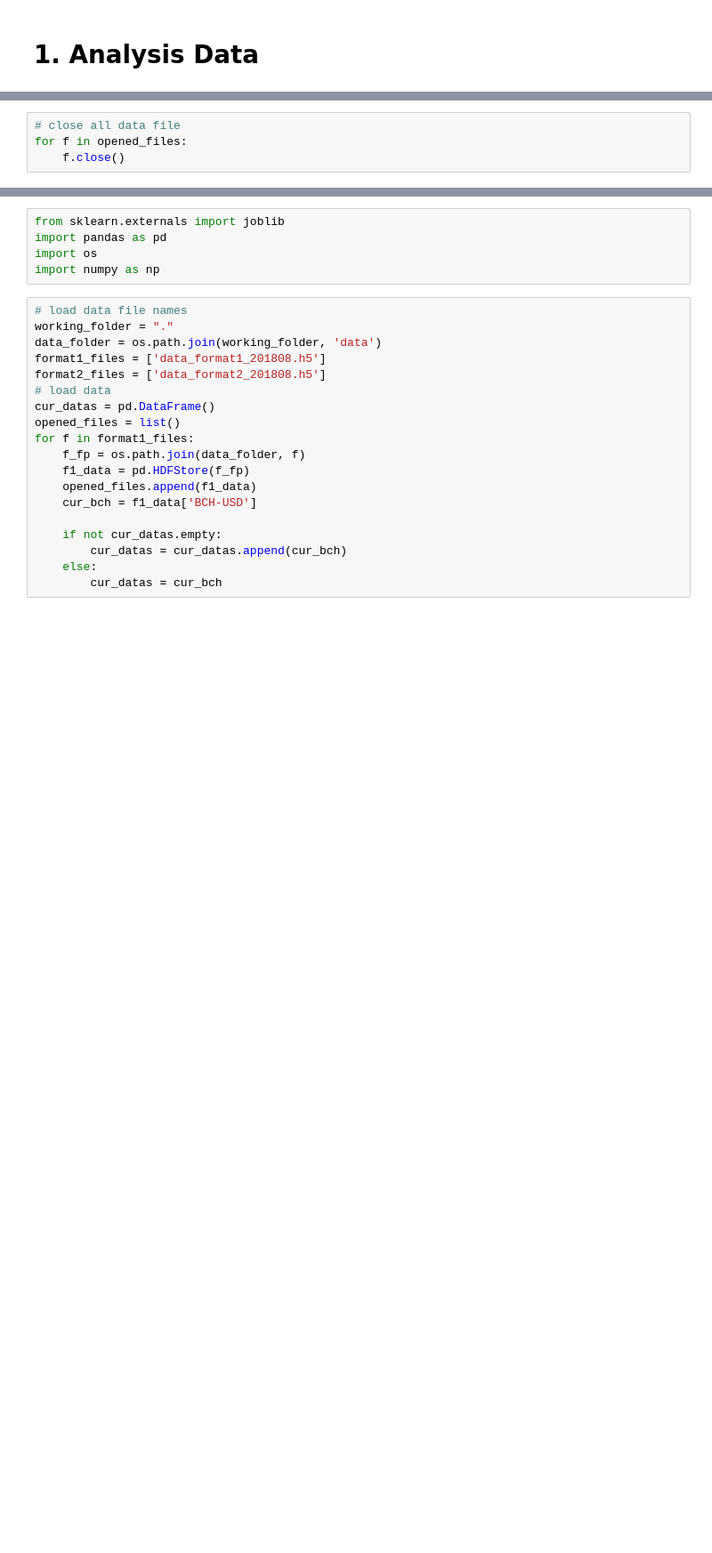
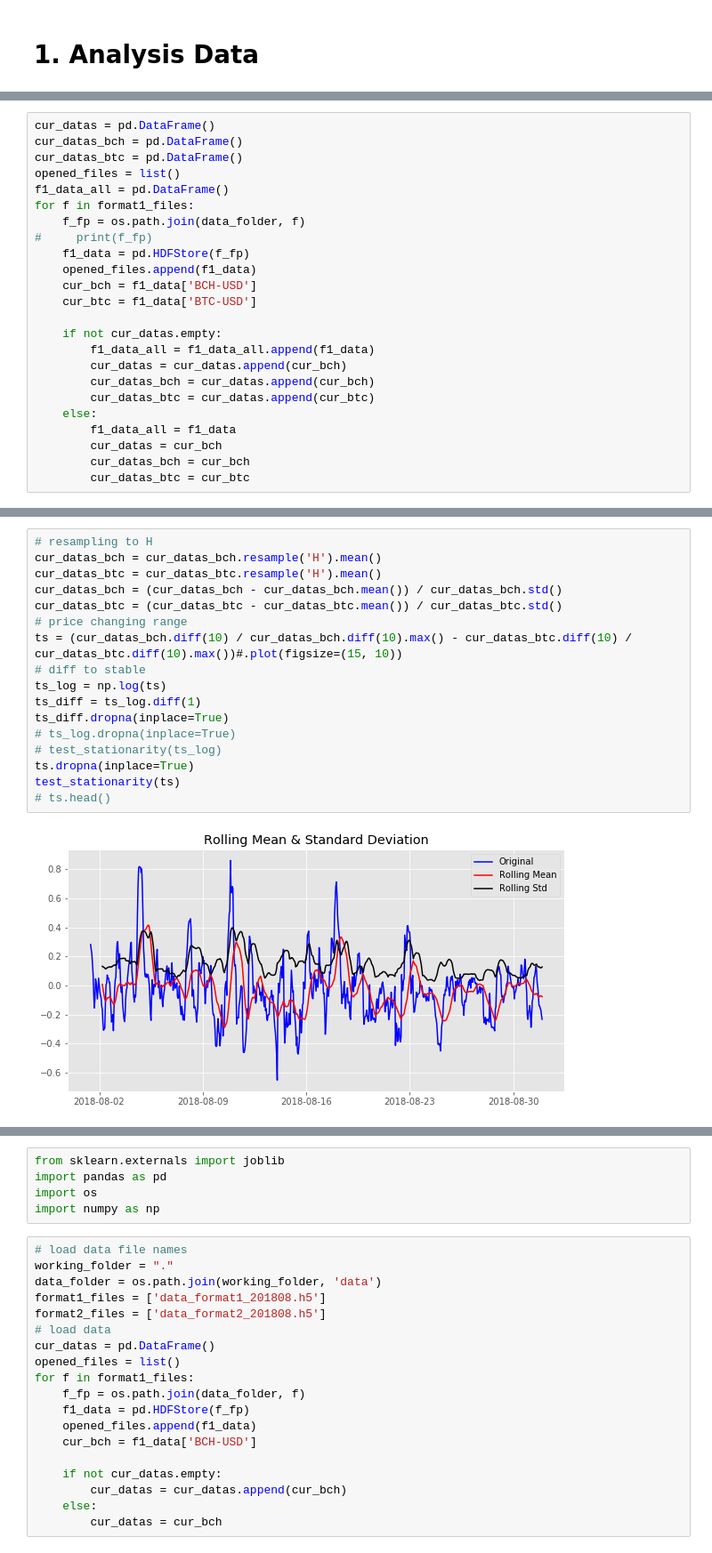
Before and after one commit to cchencool/crypto_currency_prediction, a Jupyter notebook: analysis/historical_data_analysis.ipynb, the cells around one changed output, grey strips where cells are left out. Shown at 89% size. Drawn from its saved outputs; the diff is of its cells as text; blank space fills up the shorter version.

```diff
--- a/analysis/historical_data_analysis.ipynb
+++ b/analysis/historical_data_analysis.ipynb
@@ -147,4 +2,0 @@ array([<matplotlib.axes._subplots.AxesSubplot object at 0x...>,
-# %%
-# close all data file
-for f in opened_files:
-    f.close()
@@ -319,0 +91,24 @@ plt.show()
+# %%
+cur_datas = pd.DataFrame()
+cur_datas_bch = pd.DataFrame()
+cur_datas_btc = pd.DataFrame()
+opened_files = list()
+f1_data_all = pd.DataFrame()
+for f in format1_files:
+    f_fp = os.path.join(data_folder, f)
+#     print(f_fp)
+    f1_data = pd.HDFStore(f_fp)
+    opened_files.append(f1_data)
+    cur_bch = f1_data['BCH-USD']
+    cur_btc = f1_data['BTC-USD']
+
+    if not cur_datas.empty:
+        f1_data_all = f1_data_all.append(f1_data)
+        cur_datas = cur_datas.append(cur_bch)
+        cur_datas_bch = cur_datas.append(cur_bch)
+        cur_datas_btc = cur_datas.append(cur_btc)
+    else:
+        f1_data_all = f1_data
+        cur_datas = cur_bch
+        cur_datas_bch = cur_bch
+        cur_datas_btc = cur_btc
@@ -319,0 +121,19 @@ plt.show()
+# %%
+# resampling to H
+cur_datas_bch = cur_datas_bch.resample('H').mean()
+cur_datas_btc = cur_datas_btc.resample('H').mean()
+cur_datas_bch = (cur_datas_bch - cur_datas_bch.mean()) / cur_datas_bch.std()
+cur_datas_btc = (cur_datas_btc - cur_datas_btc.mean()) / cur_datas_btc.std()
+# price changing range
+ts = (cur_datas_bch.diff(10) / cur_datas_bch.diff(10).max() - cur_datas_btc.diff(10) / cur_datas_btc.diff(10).max())#.plot(figsize=(15, 10))
+# diff to stable
+ts_log = np.log(ts)
+ts_diff = ts_log.diff(1)
+ts_diff.dropna(inplace=True)
+# ts_log.dropna(inplace=True)
+# test_stationarity(ts_log)
+ts.dropna(inplace=True)
+test_stationarity(ts)
+# ts.head()
+# %% [output]
+[figure, added]
```
Also changed, not shown: parts of 49 cells of this notebook, 46 other files.
